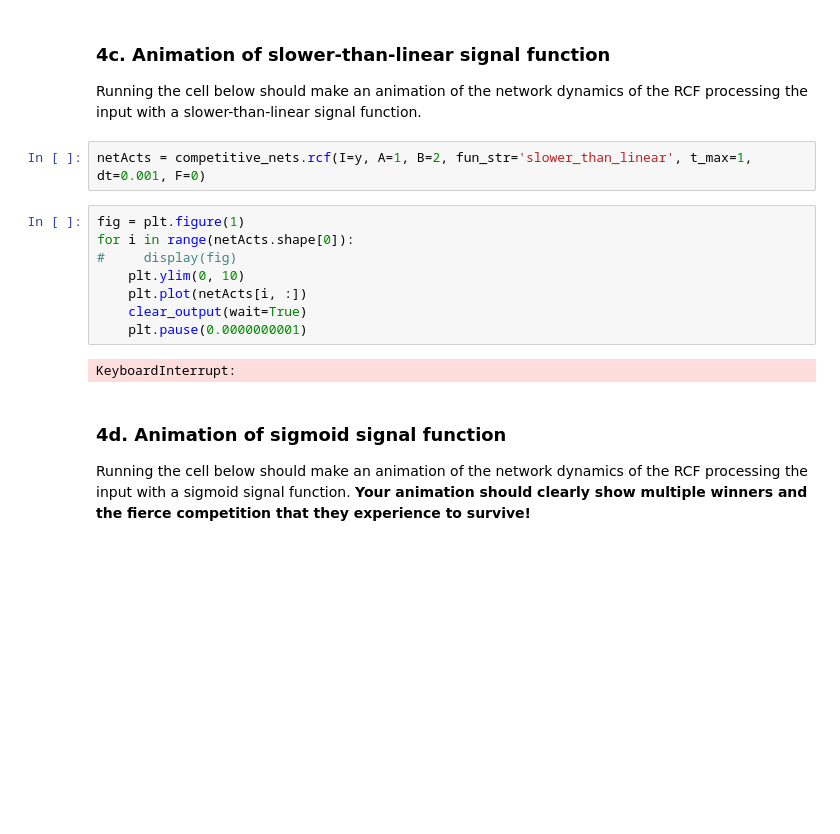
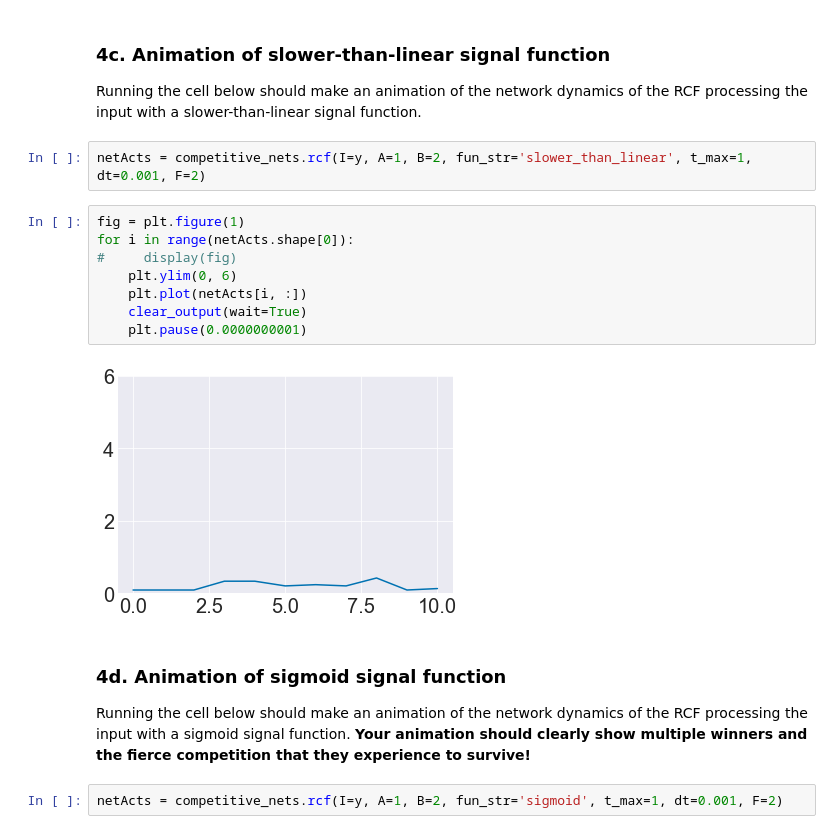
Before and after one commit to ejseal21/Computational-Neuroscience, a Jupyter notebook: Project3/CompNets.ipynb, the cells around one changed output. Cells and saved outputs as stored; diff of their text form; blank space fills up the shorter version.

```diff
--- a/Project3/CompNets.ipynb
+++ b/Project3/CompNets.ipynb
@@ -549,17 +535,19 @@ KeyboardInterrupt:
 ### 4c. Animation of slower-than-linear signal function
 Running the cell below should make an animation of the network dynamics of the RCF processing the input with a slower-than-linear signal function.
 # %%
-netActs = competitive_nets.rcf(I=y, A=1, B=2, fun_str='slower_than_linear', t_max=1, dt=0.001, F=0)
+netActs = competitive_nets.rcf(I=y, A=1, B=2, fun_str='slower_than_linear', t_max=1, dt=0.001, F=2)
 # %%
 fig = plt.figure(1)
 for i in range(netActs.shape[0]):
 #     display(fig)
-    plt.ylim(0, 10)
+    plt.ylim(0, 6)
     plt.plot(netActs[i, :])
     clear_output(wait=True)
     plt.pause(0.0000000001)
 # %% [output]
-KeyboardInterrupt:
+[figure, added]
 # %% [markdown]
 ###  4d. Animation of sigmoid signal function
 Running the cell below should make an animation of the network dynamics of the RCF processing the input with a sigmoid signal function. **Your animation should clearly show multiple winners and the fierce competition that they experience to survive!**
+# %%
+netActs = competitive_nets.rcf(I=y, A=1, B=2, fun_str='sigmoid', t_max=1, dt=0.001, F=2)
```
Also changed, not shown: parts of 7 cells of this notebook.
